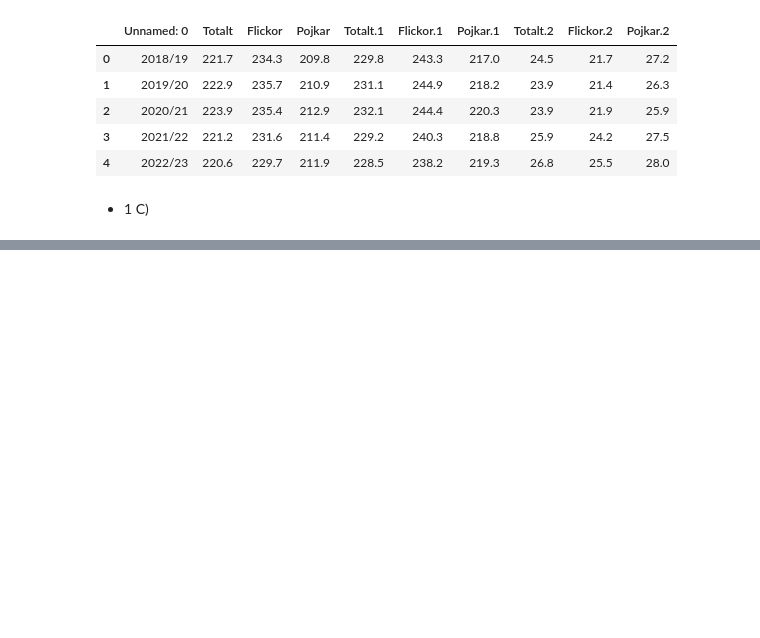
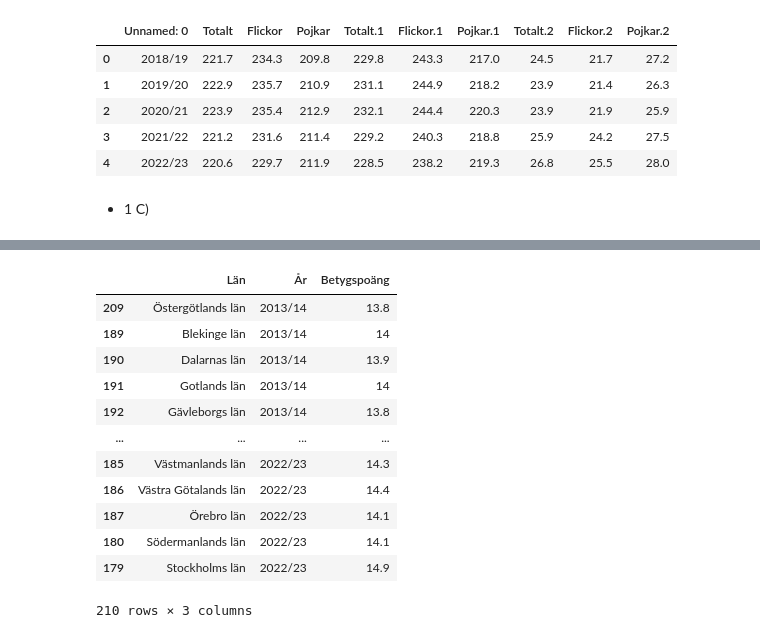
Before and after one commit to NoahEliasson/Python-Noah-Eliasson-OPA23, a Jupyter notebook: labb_2/labb_2.ipynb, the cells around one changed output, grey strips where cells are left out. Drawn from its saved outputs; the diff is of its cells as text; code cells hidden in the pictures; blank space fills up the shorter version.

```diff
--- a/labb_2/labb_2.ipynb
+++ b/labb_2/labb_2.ipynb
@@ -286,0 +337,35 @@ fig.show()
+# %%
+df_highschool_here = pd.melt(
+    df_highschool_new,
+    id_vars= "Län",
+    value_vars= { "2013/14","2014/15","2015/16","2016/17","2017/18","2018/19", "2019/20", "2020/21", "2021/22", "2022/23"},
+    var_name= "År",
+    value_name= "Betygspoäng"
+)
+color_map = {
+    "Län1": "blue",
+    "Län2": "green",
+    "Län3": "red",
+    # Add more entries as needed
+}
+# dataframe is not sorted when printing out, sort_values by ascending order to plot correctly
+df_highschool_here_sorted = df_highschool_here.sort_values(by='År')
+
+fig = px.line(df_highschool_here_sorted, x="År", y="Betygspoäng", color="Län", markers=True)
+fig.show()
+# %%
+df_highschool_here_sorted
+# %% [output]
+|  | Län | År | Betygspoäng |
+| 209 | Östergötlands län | 2013/14 | 13.8 |
+| 189 | Blekinge län | 2013/14 | 14 |
+| 190 | Dalarnas län | 2013/14 | 13.9 |
+| 191 | Gotlands län | 2013/14 | 14 |
+| 192 | Gävleborgs län | 2013/14 | 13.8 |
+| ... | ... | ... | ... |
+| 185 | Västmanlands län | 2022/23 | 14.3 |
+| 186 | Västra Götalands län | 2022/23 | 14.4 |
+| 187 | Örebro län | 2022/23 | 14.1 |
+| 180 | Södermanlands län | 2022/23 | 14.1 |
+| 179 | Stockholms län | 2022/23 | 14.9 |
+210 rows × 3 columns
```
Also changed, not shown: parts of 19 cells of this notebook, 10 other files.
